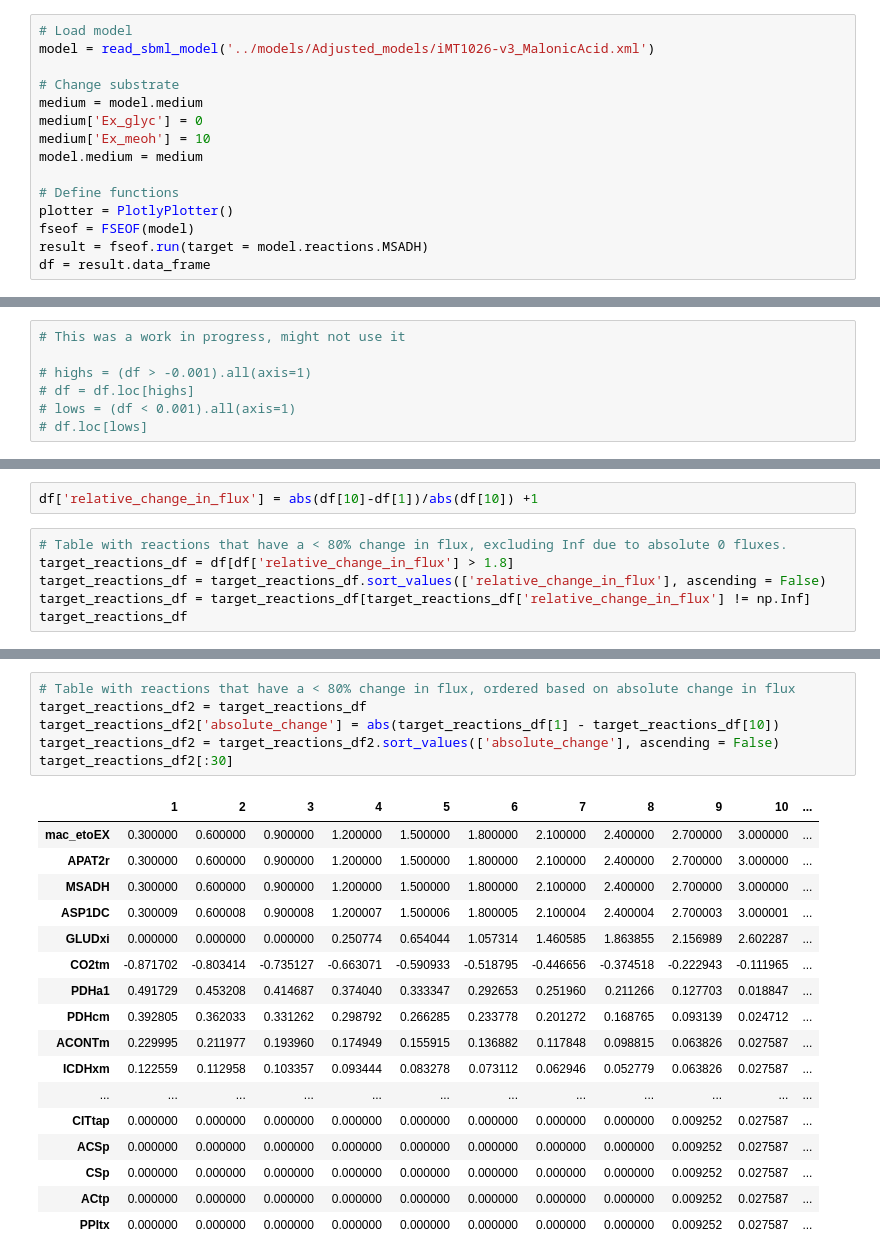
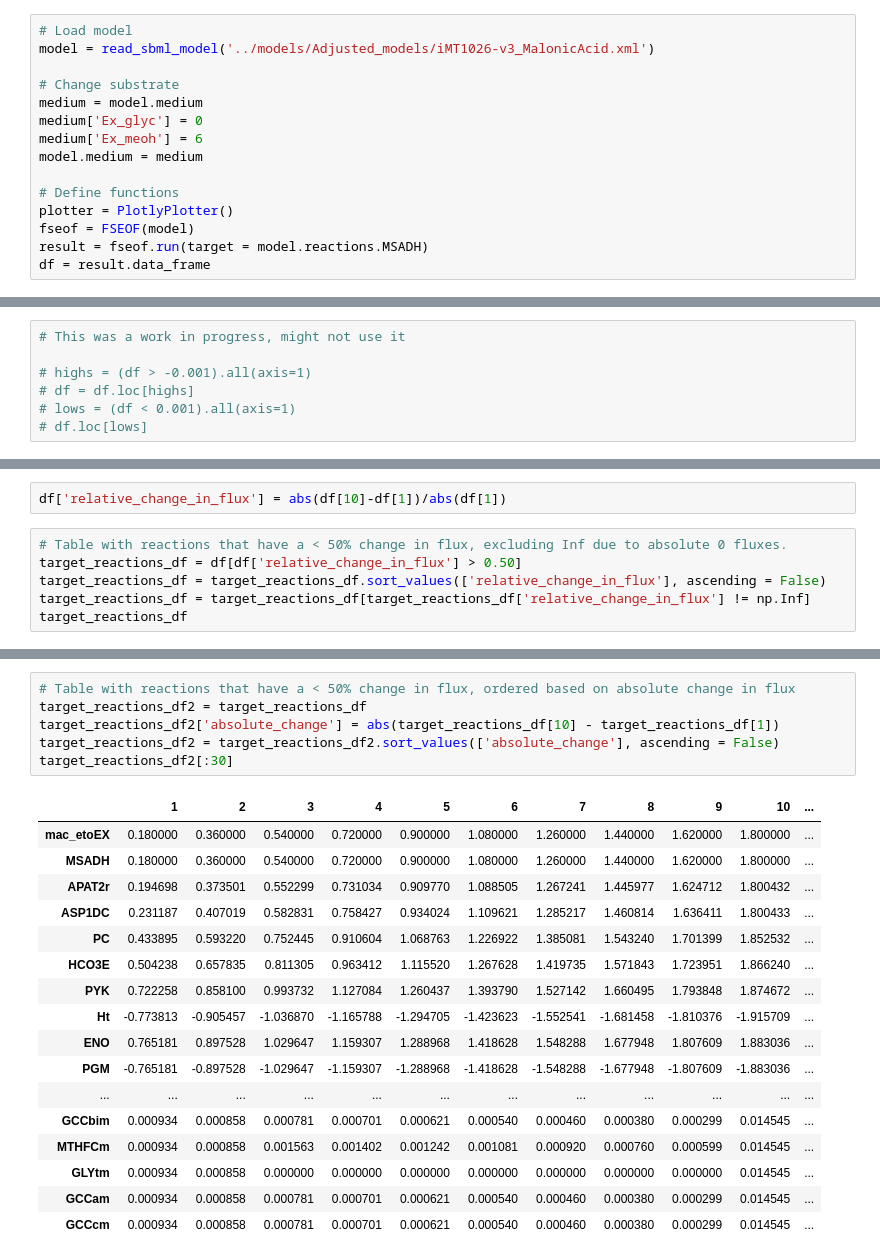
Before and after one commit to 27410/group-assignment-2021-group-8-malonic-acid-in-k-phaffii, a Jupyter notebook: OptAlgorithms/FSEOF.ipynb, the cells around one changed output, grey strips where cells are left out. Saved outputs shown, nothing was run; the diff lists cells and outputs as text.

```diff
--- a/OptAlgorithms/FSEOF.ipynb
+++ b/OptAlgorithms/FSEOF.ipynb
@@ -16,7 +16,7 @@ model = read_sbml_model('../models/Adjusted_models/iMT1026-v3_MalonicAcid.xml')
 # Change substrate
 medium = model.medium
 medium['Ex_glyc'] = 0
-medium['Ex_meoh'] = 10
+medium['Ex_meoh'] = 6
 model.medium = medium
 
 # Define functions
@@ -117,8 +149,8 @@ Text(0.5, 1.0, 'Flux scanning based on Enforced Objective Flux')
 # %%
-df['relative_change_in_flux'] = abs(df[10]-df[1])/abs(df[10]) +1
+df['relative_change_in_flux'] = abs(df[10]-df[1])/abs(df[1])
 # %%
-# Table with reactions that have a < 80% change in flux, excluding Inf due to absolute 0 fluxes.
-target_reactions_df = df[df['relative_change_in_flux'] > 1.8]
+# Table with reactions that have a < 50% change in flux, excluding Inf due to absolute 0 fluxes.
+target_reactions_df = df[df['relative_change_in_flux'] > 0.50]
 target_reactions_df = target_reactions_df.sort_values(['relative_change_in_flux'], ascending = False)
 target_reactions_df = target_reactions_df[target_reactions_df['relative_change_in_flux'] != np.Inf]
 target_reactions_df
@@ -139,24 +181,24 @@ target_reactions_df
 # %%
-# Table with reactions that have a < 80% change in flux, ordered based on absolute change in flux
+# Table with reactions that have a < 50% change in flux, ordered based on absolute change in flux
 target_reactions_df2 = target_reactions_df
-target_reactions_df2['absolute_change'] = abs(target_reactions_df[1] - target_reactions_df[10])
+target_reactions_df2['absolute_change'] = abs(target_reactions_df[10] - target_reactions_df[1])
 target_reactions_df2 = target_reactions_df2.sort_values(['absolute_change'], ascending = False)
 target_reactions_df2[:30]
 # %% [output]
 |  | 1 | 2 | 3 | 4 | 5 | 6 | 7 | 8 | 9 | 10 | ... |
-| mac_etoEX | 0.300000 | 0.600000 | 0.900000 | 1.200000 | 1.500000 | 1.800000 | 2.100000 | 2.400000 | 2.700000 | 3.000000 | ... |
-| APAT2r | 0.300000 | 0.600000 | 0.900000 | 1.200000 | 1.500000 | 1.800000 | 2.100000 | 2.400000 | 2.700000 | 3.000000 | ... |
-| MSADH | 0.300000 | 0.600000 | 0.900000 | 1.200000 | 1.500000 | 1.800000 | 2.100000 | 2.400000 | 2.700000 | 3.000000 | ... |
-| ASP1DC | 0.300009 | 0.600008 | 0.900008 | 1.200007 | 1.500006 | 1.800005 | 2.100004 | 2.400004 | 2.700003 | 3.000001 | ... |
-| GLUDxi | 0.000000 | 0.000000 | 0.000000 | 0.250774 | 0.654044 | 1.057314 | 1.460585 | 1.863855 | 2.156989 | 2.602287 | ... |
-| CO2tm | -0.871702 | -0.803414 | -0.735127 | -0.663071 | -0.590933 | -0.518795 | -0.446656 | -0.374518 | -0.222943 | -0.111965 | ... |
-| PDHa1 | 0.491729 | 0.453208 | 0.414687 | 0.374040 | 0.333347 | 0.292653 | 0.251960 | 0.211266 | 0.127703 | 0.018847 | ... |
-| PDHcm | 0.392805 | 0.362033 | 0.331262 | 0.298792 | 0.266285 | 0.233778 | 0.201272 | 0.168765 | 0.093139 | 0.024712 | ... |
-| ACONTm | 0.229995 | 0.211977 | 0.193960 | 0.174949 | 0.155915 | 0.136882 | 0.117848 | 0.098815 | 0.063826 | 0.027587 | ... |
-| ICDHxm | 0.122559 | 0.112958 | 0.103357 | 0.093444 | 0.083278 | 0.073112 | 0.062946 | 0.052779 | 0.063826 | 0.027587 | ... |
+| mac_etoEX | 0.180000 | 0.360000 | 0.540000 | 0.720000 | 0.900000 | 1.080000 | 1.260000 | 1.440000 | 1.620000 | 1.800000 | ... |
+| MSADH | 0.180000 | 0.360000 | 0.540000 | 0.720000 | 0.900000 | 1.080000 | 1.260000 | 1.440000 | 1.620000 | 1.800000 | ... |
+| APAT2r | 0.194698 | 0.373501 | 0.552299 | 0.731034 | 0.909770 | 1.088505 | 1.267241 | 1.445977 | 1.624712 | 1.800432 | ... |
+| ASP1DC | 0.231187 | 0.407019 | 0.582831 | 0.758427 | 0.934024 | 1.109621 | 1.285217 | 1.460814 | 1.636411 | 1.800433 | ... |
+| PC | 0.433895 | 0.593220 | 0.752445 | 0.910604 | 1.068763 | 1.226922 | 1.385081 | 1.543240 | 1.701399 | 1.852532 | ... |
+| HCO3E | 0.504238 | 0.657835 | 0.811305 | 0.963412 | 1.115520 | 1.267628 | 1.419735 | 1.571843 | 1.723951 | 1.866240 | ... |
+| PYK | 0.722258 | 0.858100 | 0.993732 | 1.127084 | 1.260437 | 1.393790 | 1.527142 | 1.660495 | 1.793848 | 1.874672 | ... |
+| Ht | -0.773813 | -0.905457 | -1.036870 | -1.165788 | -1.294705 | -1.423623 | -1.552541 | -1.681458 | -1.810376 | -1.915709 | ... |
+| ENO | 0.765181 | 0.897528 | 1.029647 | 1.159307 | 1.288968 | 1.418628 | 1.548288 | 1.677948 | 1.807609 | 1.883036 | ... |
+| PGM | -0.765181 | -0.897528 | -1.029647 | -1.159307 | -1.288968 | -1.418628 | -1.548288 | -1.677948 | -1.807609 | -1.883036 | ... |
 | ... | ... | ... | ... | ... | ... | ... | ... | ... | ... | ... | ... |
-| CITtap | 0.000000 | 0.000000 | 0.000000 | 0.000000 | 0.000000 | 0.000000 | 0.000000 | 0.000000 | 0.009252 | 0.027587 | ... |
-| ACSp | 0.000000 | 0.000000 | 0.000000 | 0.000000 | 0.000000 | 0.000000 | 0.000000 | 0.000000 | 0.009252 | 0.027587 | ... |
-| CSp | 0.000000 | 0.000000 | 0.000000 | 0.000000 | 0.000000 | 0.000000 | 0.000000 | 0.000000 | 0.009252 | 0.027587 | ... |
-| ACtp | 0.000000 | 0.000000 | 0.000000 | 0.000000 | 0.000000 | 0.000000 | 0.000000 | 0.000000 | 0.009252 | 0.027587 | ... |
-| PPItx | 0.000000 | 0.000000 | 0.000000 | 0.000000 | 0.000000 | 0.000000 | 0.000000 | 0.000000 | 0.009252 | 0.027587 | ... |
+| GCCbim | 0.000934 | 0.000858 | 0.000781 | 0.000701 | 0.000621 | 0.000540 | 0.000460 | 0.000380 | 0.000299 | 0.014545 | ... |
+| MTHFCm | 0.000934 | 0.000858 | 0.001563 | 0.001402 | 0.001242 | 0.001081 | 0.000920 | 0.000760 | 0.000599 | 0.014545 | ... |
+| GLYtm | 0.000934 | 0.000858 | 0.000000 | 0.000000 | 0.000000 | 0.000000 | 0.000000 | 0.000000 | 0.000000 | 0.014545 | ... |
+| GCCam | 0.000934 | 0.000858 | 0.000781 | 0.000701 | 0.000621 | 0.000540 | 0.000460 | 0.000380 | 0.000299 | 0.014545 | ... |
+| GCCcm | 0.000934 | 0.000858 | 0.000781 | 0.000701 | 0.000621 | 0.000540 | 0.000460 | 0.000380 | 0.000299 | 0.014545 | ... |
```
Also changed, not shown: parts of 14 cells of this notebook.
